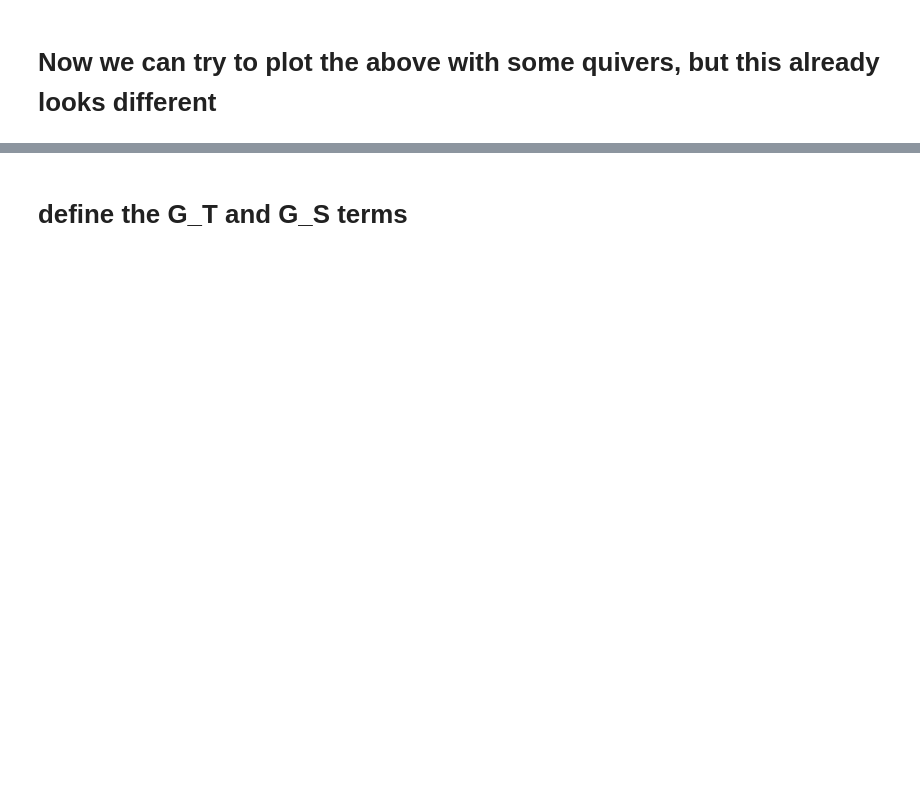
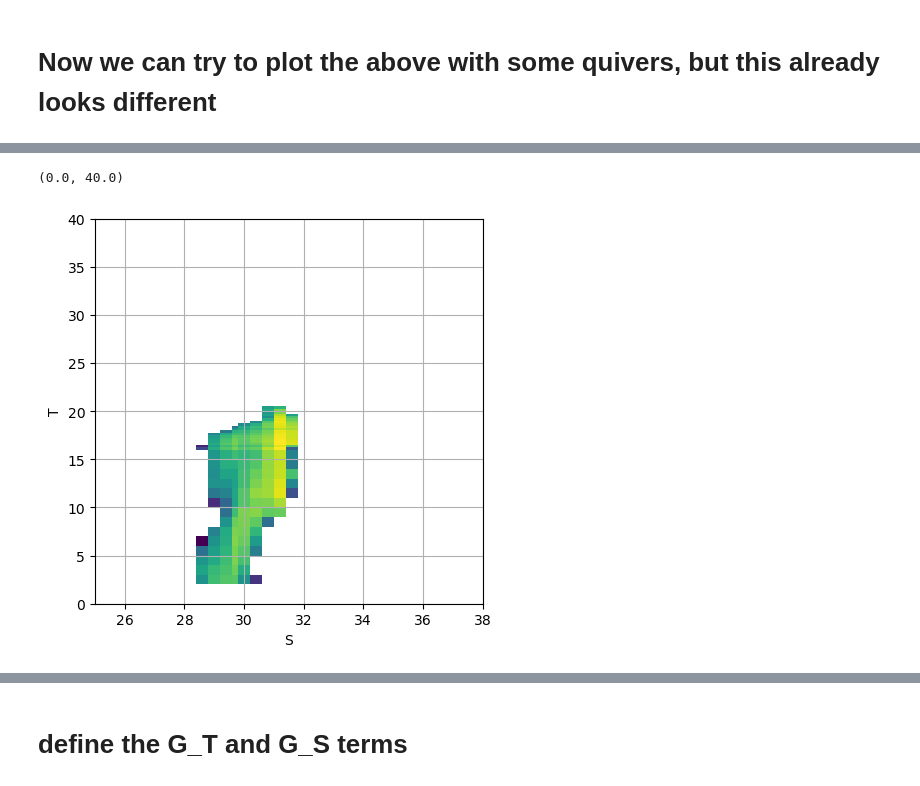
Before and after one commit to margaretmurakami/crios_backups, a Jupyter notebook: ASTE_270/Pemberton_BarentsSpaper/BarentsS_paper/lookat_layers_270_ASTE_01_2025.ipynb, the cells around one changed output, grey strips where cells are left out. Cells and saved outputs as stored; diff of their text form; code cells hidden in the pictures; blank space fills up the shorter version.

```diff
--- a/ASTE_270/Pemberton_BarentsSpaper/BarentsS_paper/lookat_layers_270_ASTE_01_2025.ipynb
+++ b/ASTE_270/Pemberton_BarentsSpaper/BarentsS_paper/lookat_layers_270_ASTE_01_2025.ipynb
@@ -58,6 +58,7 @@ imgpath = "/home/mmurakami/crios_backups/ASTE_270/Pemberton_BarentsSpaper/Barent
 dirdiags = "/scratch3/atnguyen/aste_270x450x180/run_c68v_layers_lessmem1_adxOFF_Jan2007_capxxN50_it0062_pk0000262944_bro/diags/LAYERS_Cwet/"
 dirrun = "/scratch3/atnguyen/aste_270x450x180/run_c68v_layers_lessmem1_adxOFF_Jan2007_capxxN50_it0062_pk0000262944_bro/"
 dirState = "/scratch3/atnguyen/aste_270x450x180/run_c68v_layers_lessmem1_adxOFF_Jan2007_capxxN50_it0062_pk0000262944_bro/diags/STATE/"
+dirgridw = "/scratch2/atnguyen/aste_270x450x180/GRID_wet/"
 # %%
 # get the timesteps for the year 2007
 # ocean and ice
@@ -335,5 +328,3 @@ array(['0000315504', '0000319968'], dtype='<U32')
-# %%
-names = np.array(['0000267408','0000280224','0000293472','0000306720','0000271440','0000284688',  '0000297936',  '0000311040','0000275904',  '0000289008',  '0000302256',  '0000315504'])
 # %%
 tsstr = np.sort(tsstr)
 names = np.sort(names)
@@ -600,0 +665,36 @@ names[0]
+# %%
+# try to read the volume from the layers
+# now create vectors (366) - this is not correct I think
+vol_distrib = {}
+dT,dS = np.meshgrid(binwidthT,binwidthS)
+i = 1
+
+filename = dirrun + "diags/LAYERS_Cwet/layers_TSjoint_p_" + str(LwetC2d) + "." + names[-2] + ".data"
+tmp = read_float32_skip(filename, LwetC2d*(nS)*(nT),i-1)
+
+tmp = np.reshape(tmp,(nT,nS,LwetC2d))              # LwetC2d x nS x nT
+small = rac2d * hf2d
+small = np.tile(small[np.newaxis,np.newaxis,:],(nT,nS,1))
+
+tmp = tmp * small * ffac
+
+# do just for BarentsS
+tmp1 = np.nansum(tmp[:,:,iwet_BarentsS2D],axis=2)
+tmp1[tmp1 == 0] = np.nan
+vol_distrib["BarentsS"] = tmp1 / dT / dS  # [m^3 / (degC psu)]
+
+del tmp1
+# %%
+# try to plot with this volume distribution to see if different from the previous version
+
+# # make a quick volume distribution of the entire region
+plt.figure(figsize = (5,5))
+plt.pcolormesh(Tbin,Sbin,np.log10(vol_distrib['BarentsS']))
+plt.xlabel("S")
+plt.ylabel("T")
+plt.grid()
+plt.xlim(25,38)
+plt.ylim(0,40)
+# %% [output]
+(0.0, 40.0)
+[figure, added]
```
Also changed, not shown: parts of 82 cells of this notebook, 3 other files.
